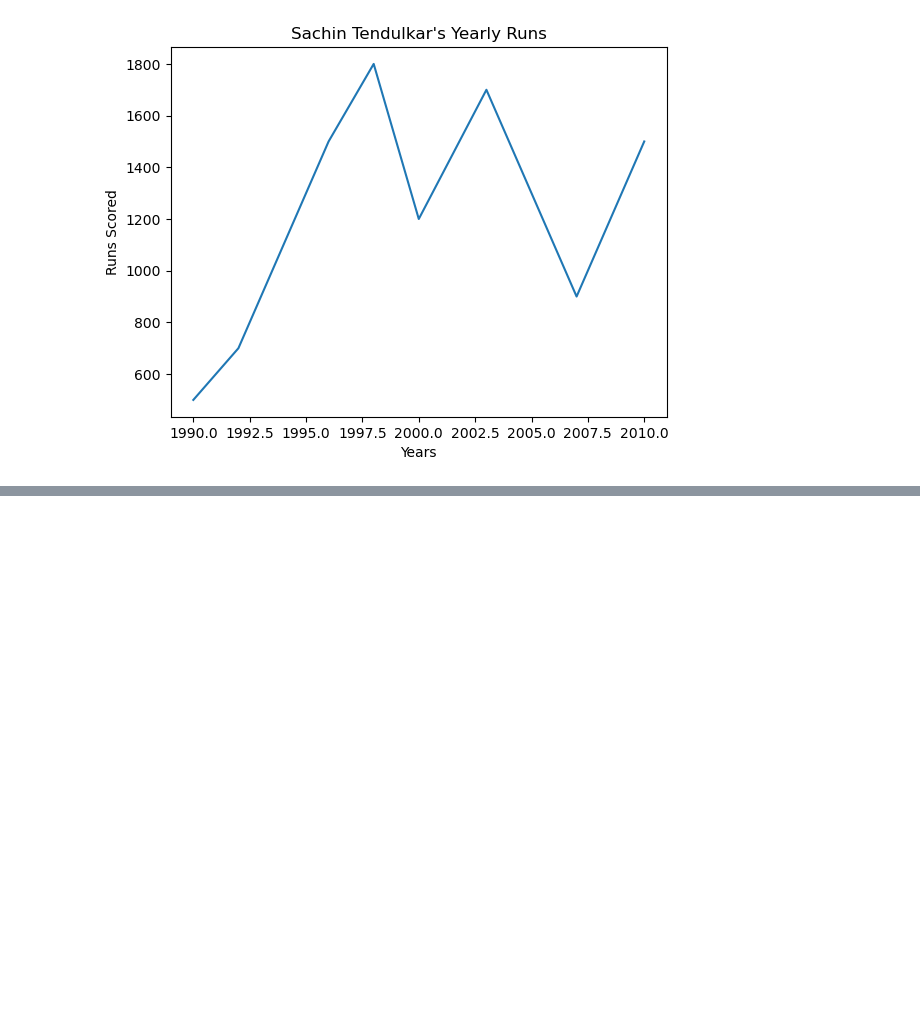
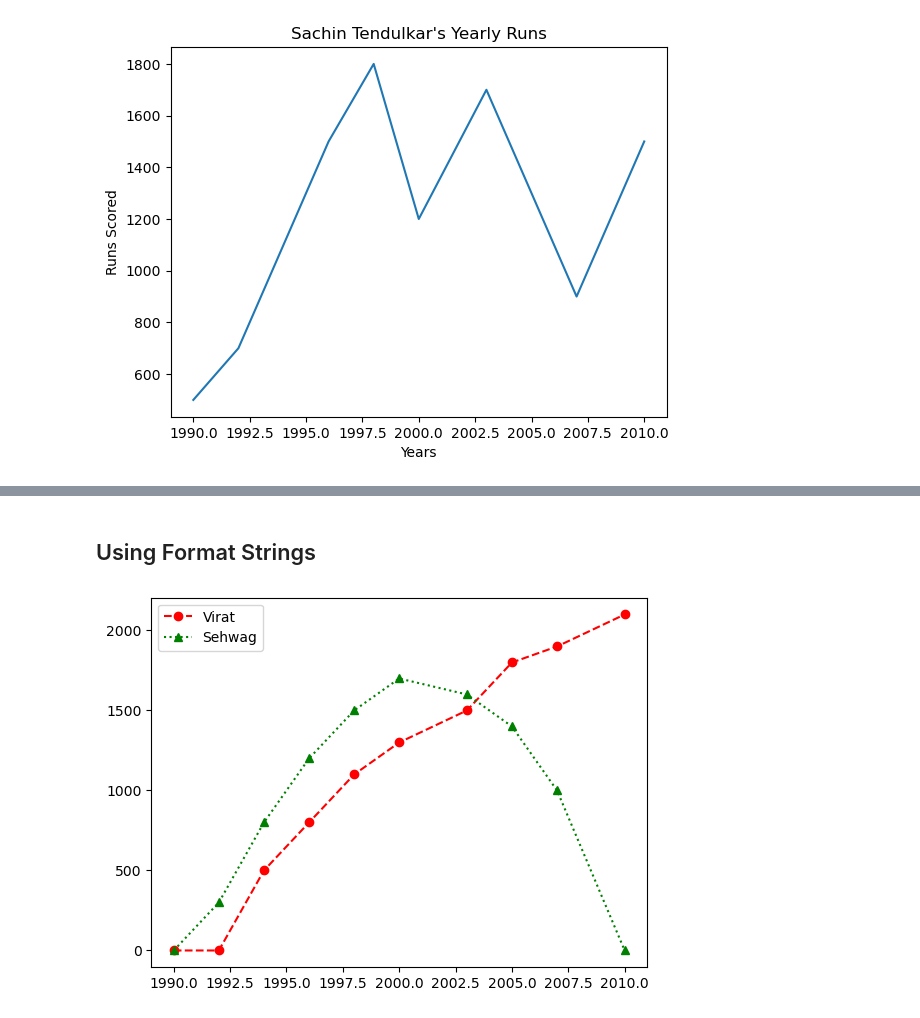
Before and after one commit to yashmahajancd/ULTIMATE-JOB-READY-DATA-SCIENCE, a Jupyter notebook: 08-matplotlib/01_introduction_to_matplotlib.ipynb, the cells around one changed output, grey strips where cells are left out. Drawn from its saved outputs; the diff is of its cells as text; code cells hidden in the pictures; blank space fills up the shorter version.

```diff
--- a/08-matplotlib/01_introduction_to_matplotlib.ipynb
+++ b/08-matplotlib/01_introduction_to_matplotlib.ipynb
@@ -224,0 +265,9 @@ plt.show()
+# %% [markdown]
+## Using Format Strings
+# %%
+plt.plot(years, kohli, 'ro--', label='Virat')
+plt.plot(years, sehwag, 'g^:', label='Sehwag')
+plt.legend()
+plt.show()
+# %% [output]
+[figure, added]
```
Also changed, not shown: parts of 20 cells of this notebook, 1 other file.
